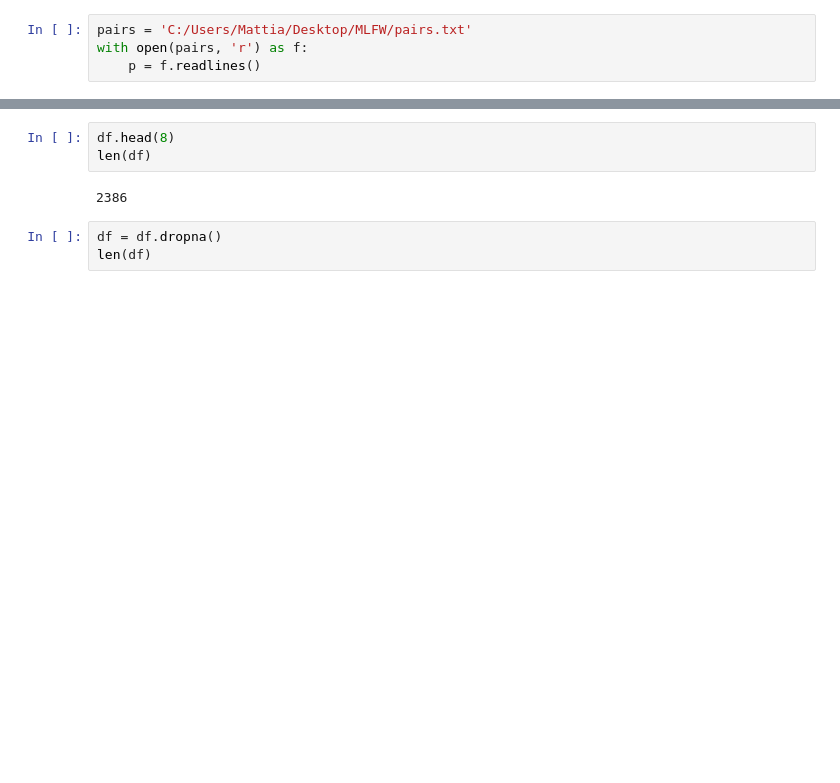
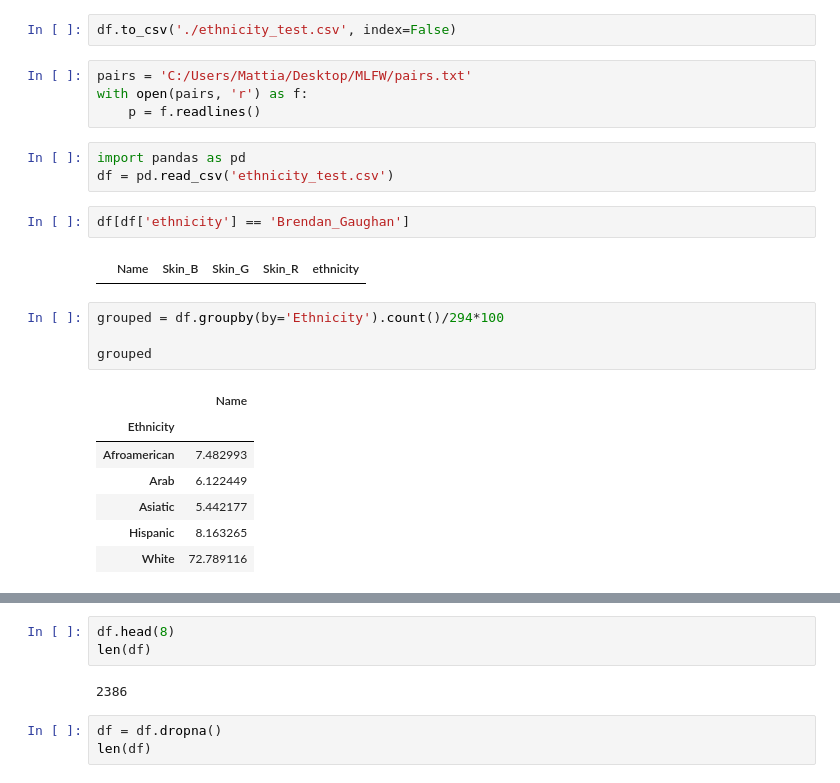
Before and after one commit to TiaBerte/masked-face, a Jupyter notebook: finetuning.ipynb, the cells around one changed output, grey strips where cells are left out. Cells and saved outputs as stored; diff of their text form; blank space fills up the shorter version.

```diff
--- a/finetuning.ipynb
+++ b/finetuning.ipynb
@@ -3,7 +14,28 @@
+# %%
+df.to_csv('./ethnicity_test.csv', index=False)
 # %%
 pairs = 'C:/Users/Mattia/Desktop/MLFW/pairs.txt'
 with open(pairs, 'r') as f:
     p = f.readlines()
+# %%
+import pandas as pd
+df = pd.read_csv('ethnicity_test.csv')
+# %%
+df[df['ethnicity'] == 'Brendan_Gaughan']
+# %% [output]
+|  | Name | Skin_B | Skin_G | Skin_R | ethnicity |
+# %%
+grouped = df.groupby(by='Ethnicity').count()/294*100
+
+grouped
+# %% [output]
+|  | Name |
+| Ethnicity |  |
+| Afroamerican | 7.482993 |
+| Arab | 6.122449 |
+| Asiatic | 5.442177 |
+| Hispanic | 8.163265 |
+| White | 72.789116 |
 # %%
 import pandas as pd
 import matplotlib.pyplot as plt
```
Also changed, not shown: parts of 3 cells of this notebook, 10 other files.
